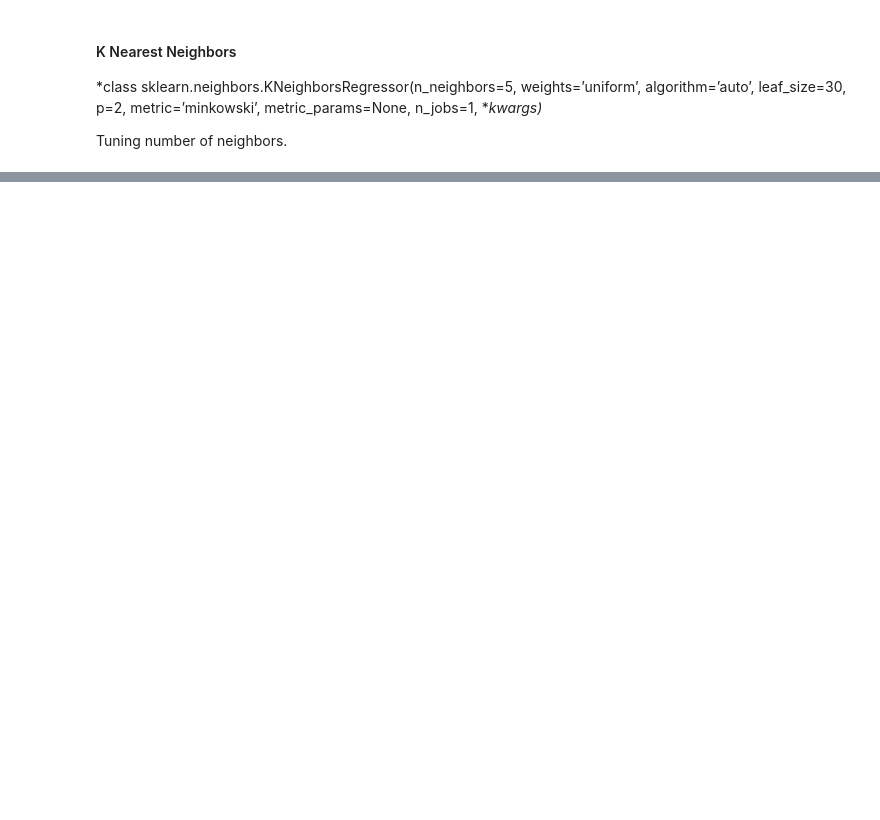
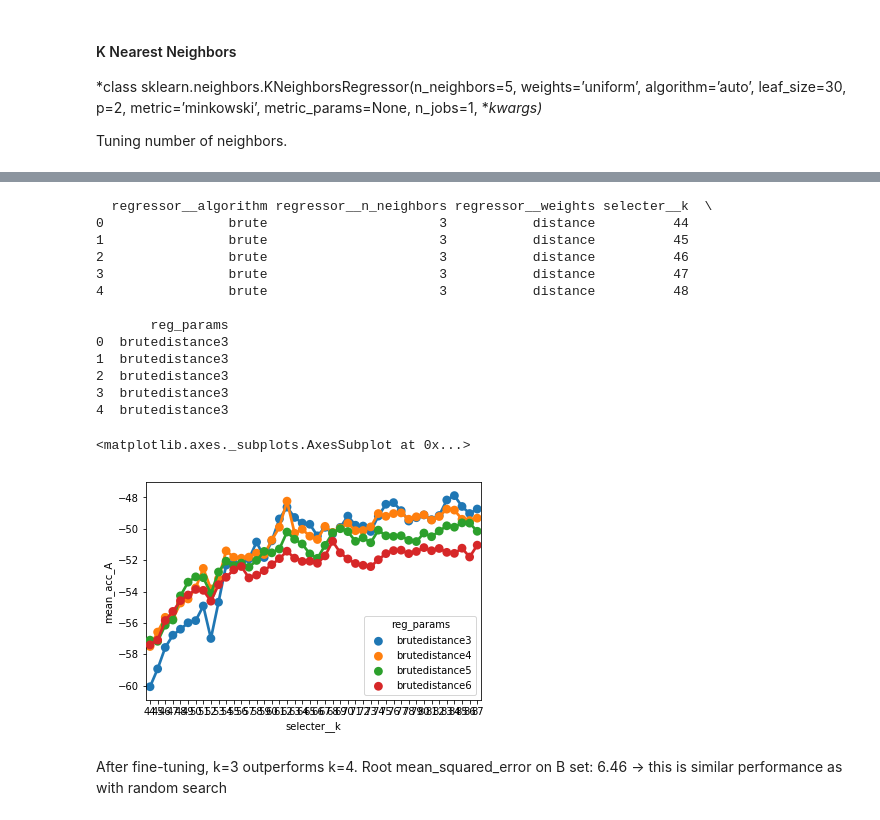
Before and after one commit to laufergall/ML_Speaker_Characteristics, a Jupyter notebook: regression/evaluating_regression_each_SC.ipynb, the cells around one changed output, grey strips where cells are left out. Drawn from its saved outputs; the diff is of its cells as text; code cells hidden in the pictures; blank space fills up the shorter version.

```diff
--- a/regression/evaluating_regression_each_SC.ipynb
+++ b/regression/evaluating_regression_each_SC.ipynb
@@ -272,0 +404,31 @@ trained_all.append(trained)
+# %%
+# open generated file with results of fitting GridSearchCV
+
+sgrid = pd.read_csv(r'.\data_while_tuning\KNeighborsRegressor_'+target_trait+'_tuning.csv')
+
+# params to dataframe
+params_dict = sgrid['params'].apply(lambda x: literal_eval(x) ).to_dict()
+params_df = pd.DataFrame(data = params_dict).transpose()
+params_df['reg_params'] = params_df['regressor__algorithm'].values + params_df['regressor__weights'].values + params_df['regressor__n_neighbors'].values.astype(str)
+print(params_df.head())
+
+# plot acc vs. params
+sns.pointplot(x='selecter__k', y='mean_acc_A',hue='reg_params', data=sgrid.join(params_df))
+# %% [output]
+  regressor__algorithm regressor__n_neighbors regressor__weights selecter__k  \
+0                brute                      3           distance          44
+1                brute                      3           distance          45
+2                brute                      3           distance          46
+3                brute                      3           distance          47
+4                brute                      3           distance          48
+
+       reg_params
+0  brutedistance3
+1  brutedistance3
+2  brutedistance3
+3  brutedistance3
+4  brutedistance3
+<matplotlib.axes._subplots.AxesSubplot at 0x...>
+[figure, added]
+# %% [markdown]
+After fine-tuning, k=3 outperforms k=4. Root mean_squared_error on B set: 6.46 -> this is similar performance as with random search
```
Also changed, not shown: parts of 25 cells of this notebook, 23 other files.
